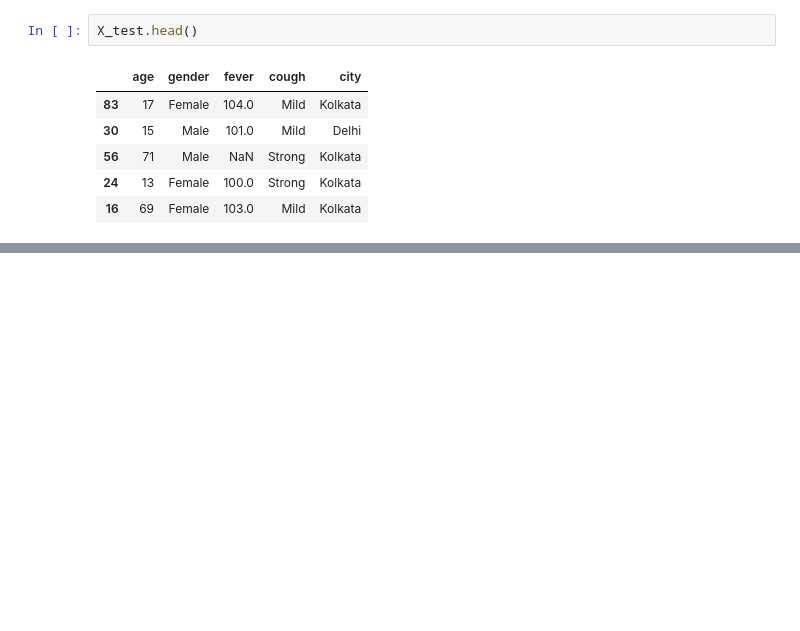
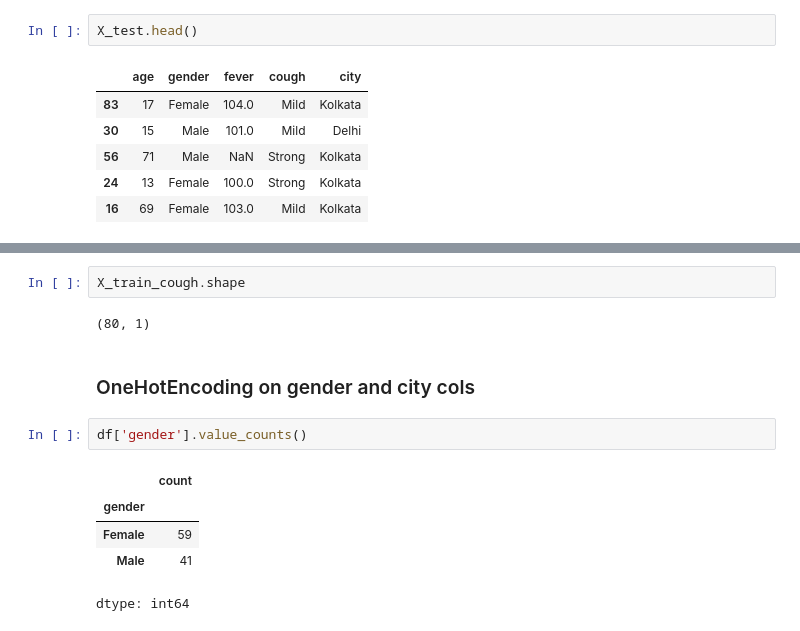
Before and after one commit to Muhammad-Waleed-Source/Machine-Learning, a Jupyter notebook: Day-28/Column-transformer.ipynb, the cells around one changed output, grey strips where cells are left out. Saved outputs shown, nothing was run; the diff lists cells and outputs as text; blank space fills up the shorter version.

```diff
--- a/Day-28/Column-transformer.ipynb
+++ b/Day-28/Column-transformer.ipynb
@@ -73,0 +139,14 @@ X_test.head()
+# %%
+X_train_cough.shape
+# %% [output]
+(80, 1)
+# %% [markdown]
+### OneHotEncoding on gender and city cols
+# %%
+df['gender'].value_counts()
+# %% [output]
+|  | count |
+| gender |  |
+| Female | 59 |
+| Male | 41 |
+dtype: int64
```
Also changed, not shown: parts of 14 cells of this notebook.
